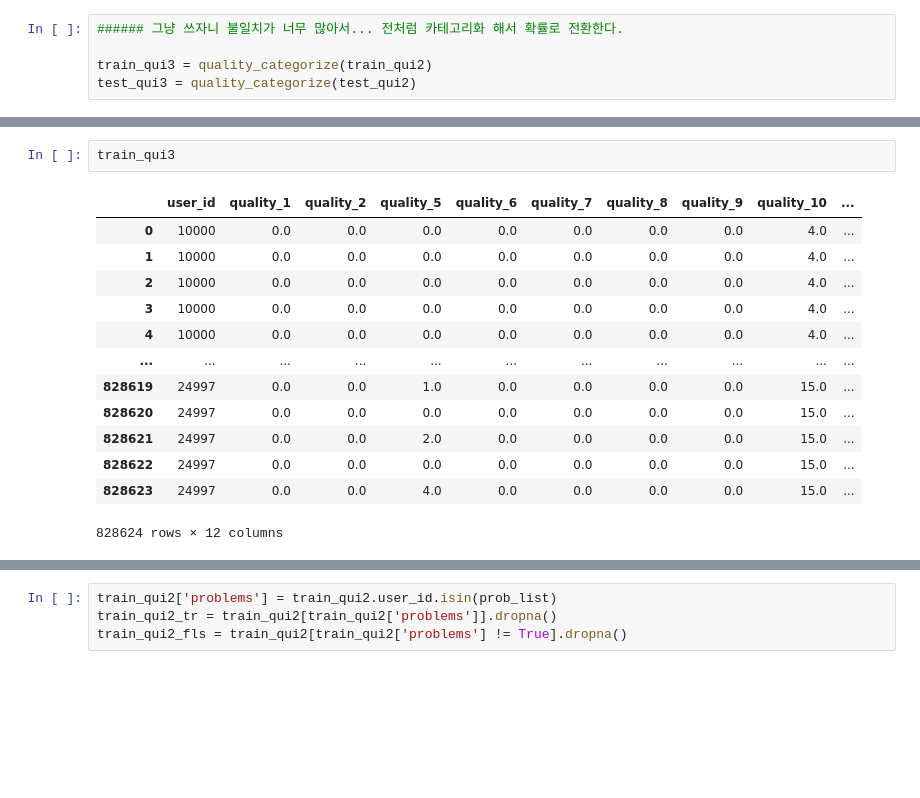
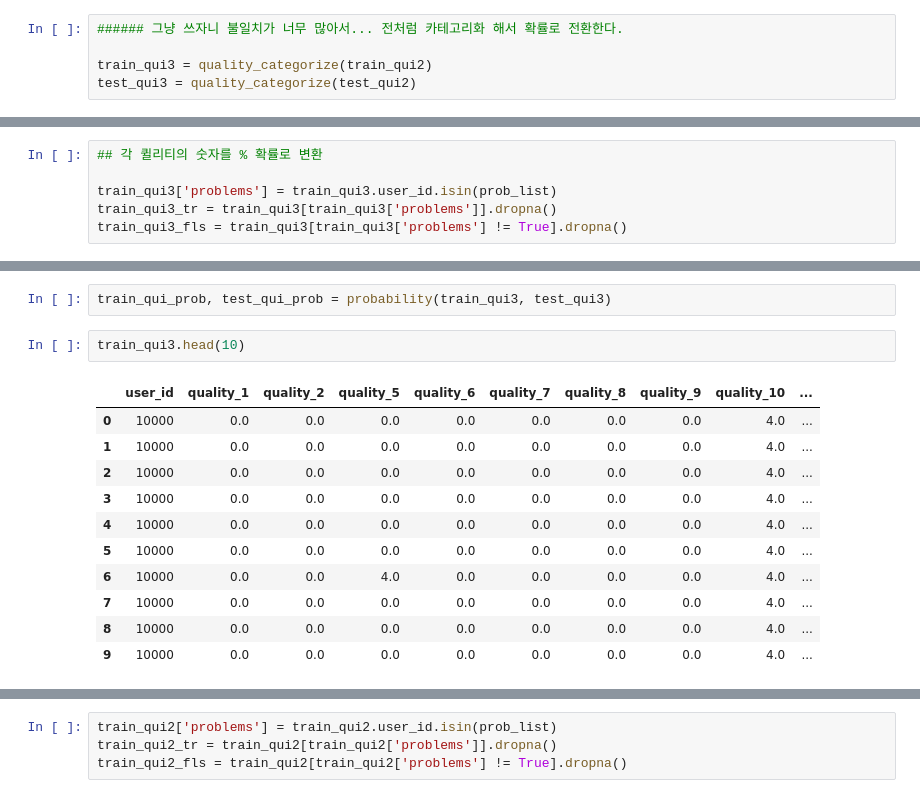
Before and after one commit to chojaeyoon/404, a Jupyter notebook: 식민지/멤제이/LG_EDA(카테고리_to_확률_퀼리티데이터).ipynb, the cells around one changed output, grey strips where cells are left out. Cells and saved outputs as stored; diff of their text form; blank space fills up the shorter version.

```diff
--- a/식민지/멤제이/LG_EDA(카테고리_to_확률_퀼리티데이터).ipynb
+++ b/식민지/멤제이/LG_EDA(카테고리_to_확률_퀼리티데이터).ipynb
@@ -131,0 +165,6 @@ test_qui3 = quality_categorize(test_qui2)
+# %%
+## 각 퀼리티의 숫자를 % 확률로 변환
+
+train_qui3['problems'] = train_qui3.user_id.isin(prob_list)
+train_qui3_tr = train_qui3[train_qui3['problems']].dropna()
+train_qui3_fls = train_qui3[train_qui3['problems'] != True].dropna()
@@ -132,16 +194,16 @@ test_qui3 = quality_categorize(test_qui2)
+# %%
+train_qui_prob, test_qui_prob = probability(train_qui3, test_qui3)
 # %%
-train_qui3
+train_qui3.head(10)
 # %% [output]
 |  | user_id | quality_1 | quality_2 | quality_5 | quality_6 | quality_7 | quality_8 | quality_9 | quality_10 | ... |
 | 0 | 10000 | 0.0 | 0.0 | 0.0 | 0.0 | 0.0 | 0.0 | 0.0 | 4.0 | ... |
 | 1 | 10000 | 0.0 | 0.0 | 0.0 | 0.0 | 0.0 | 0.0 | 0.0 | 4.0 | ... |
 | 2 | 10000 | 0.0 | 0.0 | 0.0 | 0.0 | 0.0 | 0.0 | 0.0 | 4.0 | ... |
 | 3 | 10000 | 0.0 | 0.0 | 0.0 | 0.0 | 0.0 | 0.0 | 0.0 | 4.0 | ... |
 | 4 | 10000 | 0.0 | 0.0 | 0.0 | 0.0 | 0.0 | 0.0 | 0.0 | 4.0 | ... |
-| ... | ... | ... | ... | ... | ... | ... | ... | ... | ... | ... |
-| 828619 | 24997 | 0.0 | 0.0 | 1.0 | 0.0 | 0.0 | 0.0 | 0.0 | 15.0 | ... |
-| 828620 | 24997 | 0.0 | 0.0 | 0.0 | 0.0 | 0.0 | 0.0 | 0.0 | 15.0 | ... |
-| 828621 | 24997 | 0.0 | 0.0 | 2.0 | 0.0 | 0.0 | 0.0 | 0.0 | 15.0 | ... |
-| 828622 | 24997 | 0.0 | 0.0 | 0.0 | 0.0 | 0.0 | 0.0 | 0.0 | 15.0 | ... |
-| 828623 | 24997 | 0.0 | 0.0 | 4.0 | 0.0 | 0.0 | 0.0 | 0.0 | 15.0 | ... |
+| 5 | 10000 | 0.0 | 0.0 | 0.0 | 0.0 | 0.0 | 0.0 | 0.0 | 4.0 | ... |
+| 6 | 10000 | 0.0 | 0.0 | 4.0 | 0.0 | 0.0 | 0.0 | 0.0 | 4.0 | ... |
+| 7 | 10000 | 0.0 | 0.0 | 0.0 | 0.0 | 0.0 | 0.0 | 0.0 | 4.0 | ... |
+| 8 | 10000 | 0.0 | 0.0 | 0.0 | 0.0 | 0.0 | 0.0 | 0.0 | 4.0 | ... |
+| 9 | 10000 | 0.0 | 0.0 | 0.0 | 0.0 | 0.0 | 0.0 | 0.0 | 4.0 | ... |
-828624 rows × 12 columns
```
Also changed, not shown: parts of 17 cells of this notebook, 1 other file.
